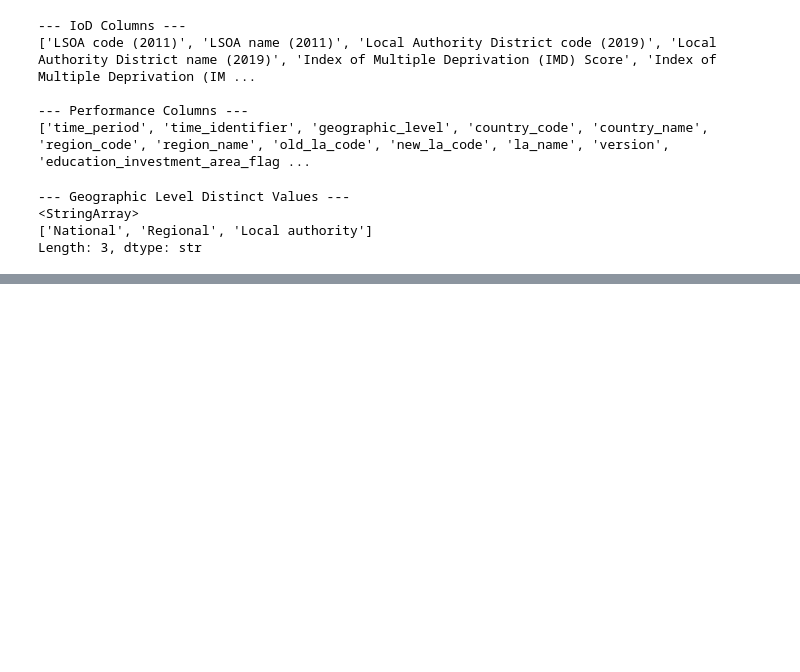
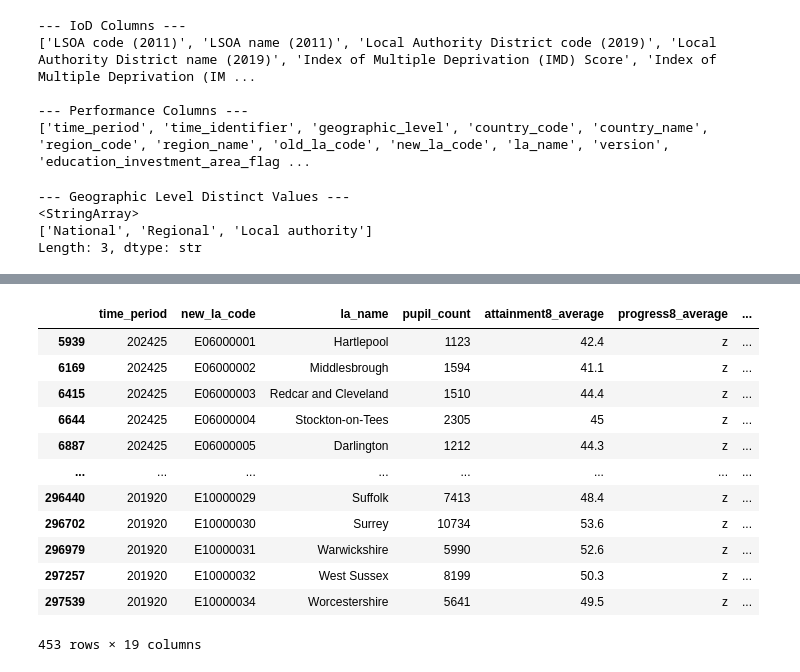
Before and after one commit to AislingLangston/CFG-DS-group-6-2026, a Jupyter notebook: school_performance.ipynb, the cells around one changed output, grey strips where cells are left out. Drawn from its saved outputs; the diff is of its cells as text; code cells hidden in the pictures; blank space fills up the shorter version.

```diff
--- a/school_performance.ipynb
+++ b/school_performance.ipynb
@@ -440,0 +388,5 @@ IOD Missing data summary: 0 total missing values
+# %%
+# Filter performance data to Local authority level
+df_loc = performance_data[performance_data["geographic_level"] == "Local authority"].copy()
+
+df_loc.head()
@@ -440,0 +411,29 @@ IOD Missing data summary: 0 total missing values
+# %%
+cols_total = [
+    'time_period',
+    'new_la_code',
+    'la_name',
+    'pupil_count',
+    'attainment8_average',
+    'progress8_average',
+    'ebacc_aps_average',
+    'attainment8eng_average',
+    'attainment8mat_average',
+    'attainment8ebacc_average',
+    'progress8eng_average',
+    'progress8mat_average',
+    'progress8ebacc_average',
+    'progress8open_average',
+    'ebacceng_aps_average',
+    'ebaccmat_aps_average',
+    'ebaccsci_aps_average',
+    'ebacchum_aps_average',
+    'ebacclan_aps_average'
+]
+
+# Filter to 'Total' breakdown
+df_total = df_loc[df_loc["breakdown_topic"] == "Total"].copy()
+df_total = df_total[cols_total]
+
+# Check the shape
+print("Shape of Q1/Q2/Q3 dataset:", df_total.shape)
@@ -440,0 +508,18 @@ IOD Missing data summary: 0 total missing values
+# %%
+# Look at the data set that contains a z value in any column
+df_z = df_total[df_total.isin(['z']).any(axis=1)]
+df_z
+# %% [output]
+|  | time_period | new_la_code | la_name | pupil_count | attainment8_average | progress8_average | ... |
+| 5939 | 202425 | E06000001 | Hartlepool | 1123 | 42.4 | z | ... |
+| 6169 | 202425 | E06000002 | Middlesbrough | 1594 | 41.1 | z | ... |
+| 6415 | 202425 | E06000003 | Redcar and Cleveland | 1510 | 44.4 | z | ... |
+| 6644 | 202425 | E06000004 | Stockton-on-Tees | 2305 | 45 | z | ... |
+| 6887 | 202425 | E06000005 | Darlington | 1212 | 44.3 | z | ... |
+| ... | ... | ... | ... | ... | ... | ... | ... |
+| 296440 | 201920 | E10000029 | Suffolk | 7413 | 48.4 | z | ... |
+| 296702 | 201920 | E10000030 | Surrey | 10734 | 53.6 | z | ... |
+| 296979 | 201920 | E10000031 | Warwickshire | 5990 | 52.6 | z | ... |
+| 297257 | 201920 | E10000032 | West Sussex | 8199 | 50.3 | z | ... |
+| 297539 | 201920 | E10000034 | Worcestershire | 5641 | 49.5 | z | ... |
+453 rows × 19 columns
```
Also changed, not shown: parts of 51 cells of this notebook, 1 other file.
